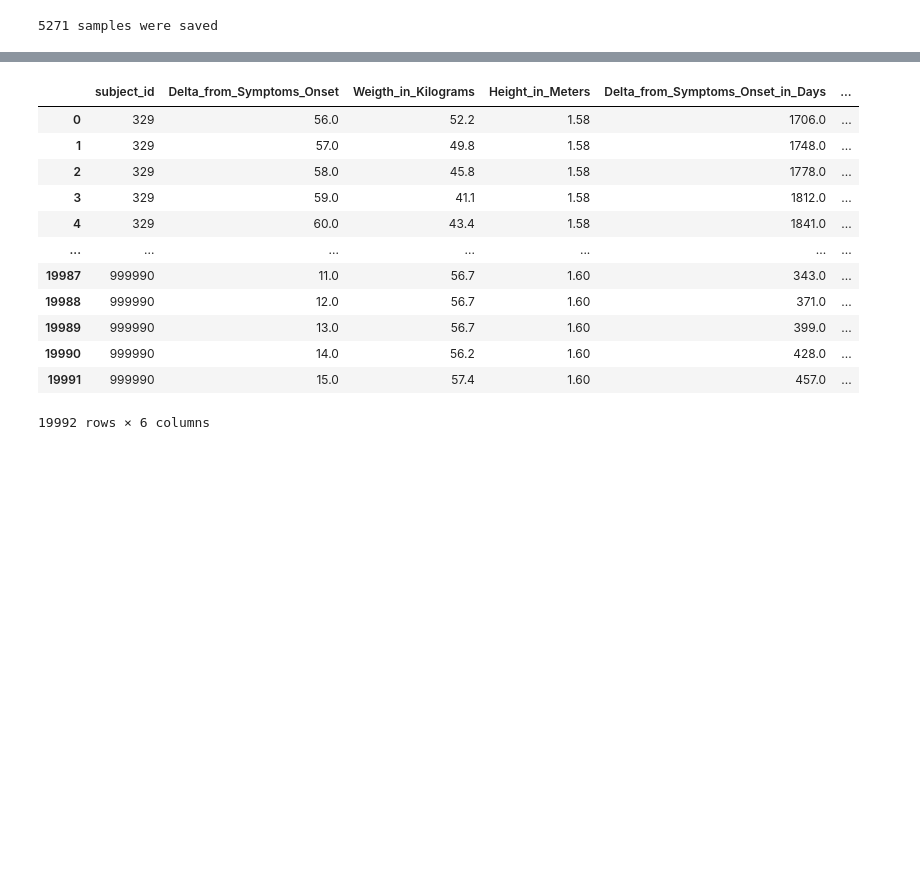
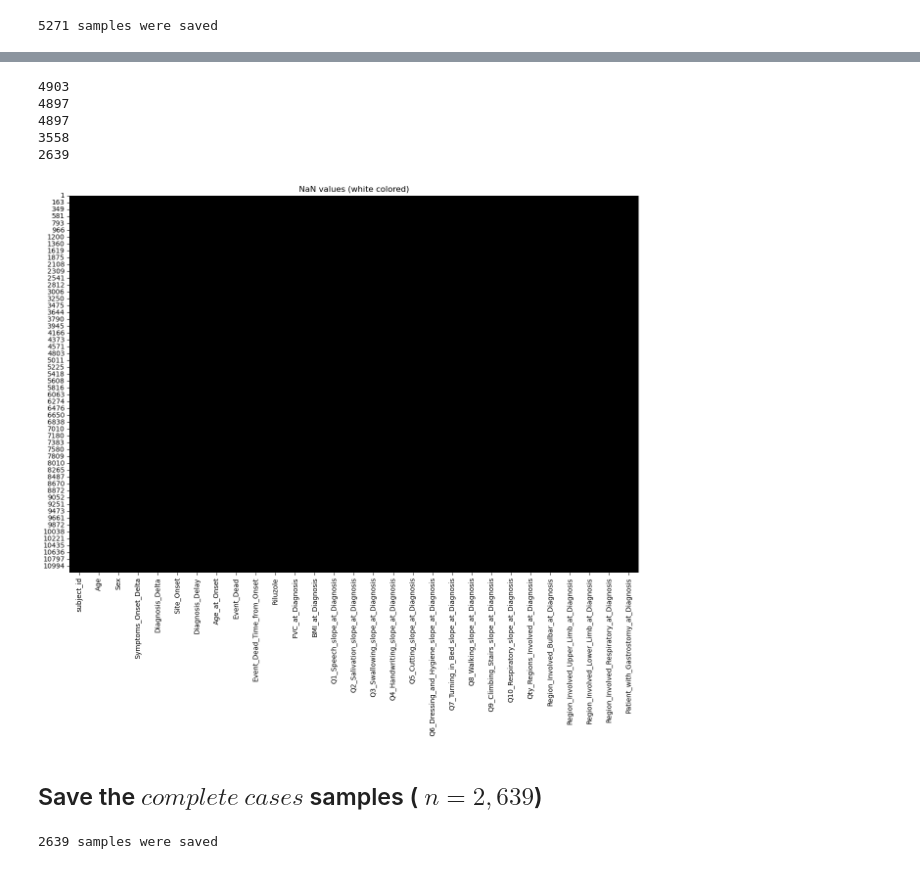
Before and after one commit to fabianopapaiz/als_prognosis_using_ensemble_imbalance, a Jupyter notebook: 02_ETL/02.01 - Preprocess raw data.ipynb, the cells around one changed output, grey strips where cells are left out. Cells and saved outputs as stored; diff of their text form; code cells hidden in the pictures; blank space fills up the shorter version.

Commit message:
complete cases generated (n=2639)

```diff
--- a/02_ETL/02.01 - Preprocess raw data.ipynb
+++ b/02_ETL/02.01 - Preprocess raw data.ipynb
@@ -668,2 +647,0 @@ SVC_at_Diagnosis.......... =  1242 rows (23.56%)  4029 with NaN (76.44%) Uniques
-# %%
-df = df_bkp.copy()
@@ -676,4 +656,45 @@ utils.show_columns_stats(df_temp)
+# %%
+df_drop = df.dropna(subset=['Q1_Speech_slope_at_Diagnosis']).copy()
+print(df_drop.shape[0])
+
+
+df_drop = df_drop.dropna(subset=['Qty_Regions_Involved_at_Diagnosis']).copy()
+print(df_drop.shape[0])
+
+df_drop = df_drop.dropna(subset=['Patient_with_Gastrostomy_at_Diagnosis']).copy()
+print(df_drop.shape[0])
+
+# df_drop = df_drop.dropna(subset=['SVC_at_Diagnosis']).copy()
+# print(df_drop.shape[0])
+# remains 1242
+df_drop = df_drop.drop(columns=['SVC_at_Diagnosis'])
+
+
+# df_drop = df_drop.dropna(subset=['El_Escorial']).copy()
+# print(df_drop.shape[0])
+df_drop = df_drop.drop(columns=['El_Escorial'])
+
+
+df_drop = df_drop.dropna(subset=['FVC_at_Diagnosis']).copy()
+print(df_drop.shape[0])
+
+df_drop = df_drop.dropna(subset=['BMI_at_Diagnosis']).copy()
+print(df_drop.shape[0])
+
+
+utils.plot_nan_values_heatmap(df_drop, title='NaN values (white colored)')
+# %% [output]
+4903
+4897
+4897
+3558
+2639
+[figure, added]
+# %% [markdown]
+## Save the $complete\ cases$ samples ( $n=2,639$)
 # %%
 dir_dest = os.path.abspath('../03_preprocessed_data/')
-csv_dest = f'{dir_dest}/patient.csv'
-utils.save_to_csv(df=df, csv_file=csv_dest)
+csv_dest = f'{dir_dest}/patient_complete_cases.csv'
+utils.save_to_csv(df=df_drop, csv_file=csv_dest)
+# %% [output]
+2639 samples were saved
@@ -684,16 +700,0 @@ df = utils.read_csv(csv_file=csv_patient)
-# %%
-df_bmi
-# %% [output]
-|  | subject_id | Delta_from_Symptoms_Onset | Weigth_in_Kilograms | Height_in_Meters | Delta_from_Symptoms_Onset_in_Days | ... |
-| 0 | 329 | 56.0 | 52.2 | 1.58 | 1706.0 | ... |
-| 1 | 329 | 57.0 | 49.8 | 1.58 | 1748.0 | ... |
-| 2 | 329 | 58.0 | 45.8 | 1.58 | 1778.0 | ... |
-| 3 | 329 | 59.0 | 41.1 | 1.58 | 1812.0 | ... |
-| 4 | 329 | 60.0 | 43.4 | 1.58 | 1841.0 | ... |
-| ... | ... | ... | ... | ... | ... | ... |
-| 19987 | 999990 | 11.0 | 56.7 | 1.60 | 343.0 | ... |
-| 19988 | 999990 | 12.0 | 56.7 | 1.60 | 371.0 | ... |
-| 19989 | 999990 | 13.0 | 56.7 | 1.60 | 399.0 | ... |
-| 19990 | 999990 | 14.0 | 56.2 | 1.60 | 428.0 | ... |
-| 19991 | 999990 | 15.0 | 57.4 | 1.60 | 457.0 | ... |
-19992 rows × 6 columns
```
Also changed, not shown: parts of 13 cells of this notebook, 11 other files.
